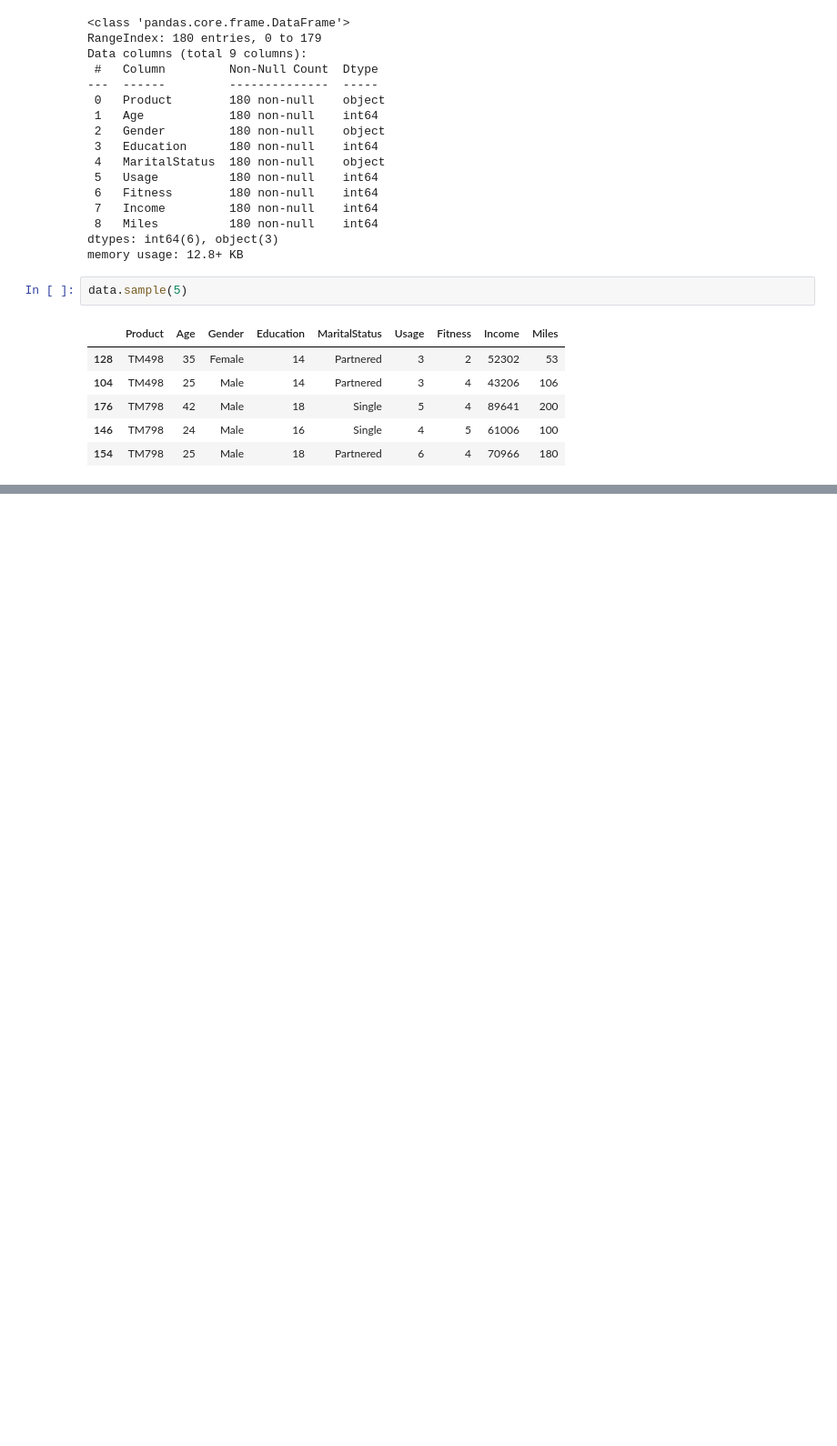
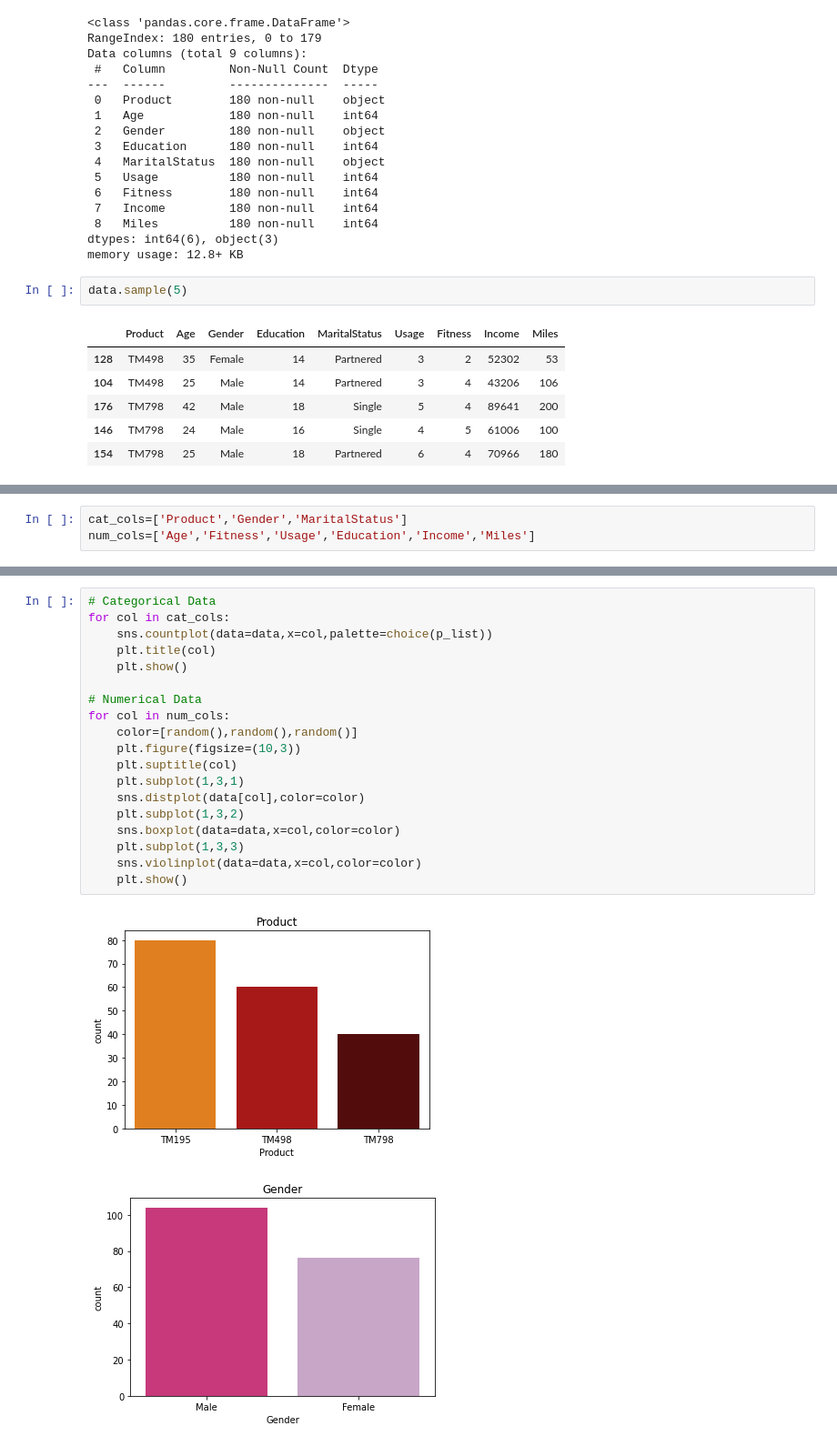
Before and after one commit to GarvitBanthiya/IT_Training_3rdSEM_ML, a Jupyter notebook: day19_treadmill_users.ipynb, the cells around one changed output, grey strips where cells are left out. Shown: that part at 91% size. Cells and saved outputs as stored; diff of their text form; blank space fills up the shorter version.

```diff
--- a/day19_treadmill_users.ipynb
+++ b/day19_treadmill_users.ipynb
@@ -45,0 +89,3 @@ data.sample(5)
+# %%
+cat_cols=['Product','Gender','MaritalStatus']
+num_cols=['Age','Fitness','Usage','Education','Income','Miles']
@@ -45,0 +99,22 @@ data.sample(5)
+# %%
+# Categorical Data
+for col in cat_cols:
+    sns.countplot(data=data,x=col,palette=choice(p_list))
+    plt.title(col)
+    plt.show()
+
+# Numerical Data
+for col in num_cols:
+    color=[random(),random(),random()]
+    plt.figure(figsize=(10,3))
+    plt.suptitle(col)
+    plt.subplot(1,3,1)
+    sns.distplot(data[col],color=color)
+    plt.subplot(1,3,2)
+    sns.boxplot(data=data,x=col,color=color)
+    plt.subplot(1,3,3)
+    sns.violinplot(data=data,x=col,color=color)
+    plt.show()
+# %% [output]
+[figure, added]
+[figure, added]
```
Also changed, not shown: parts of 8 cells of this notebook, 1 other file.
